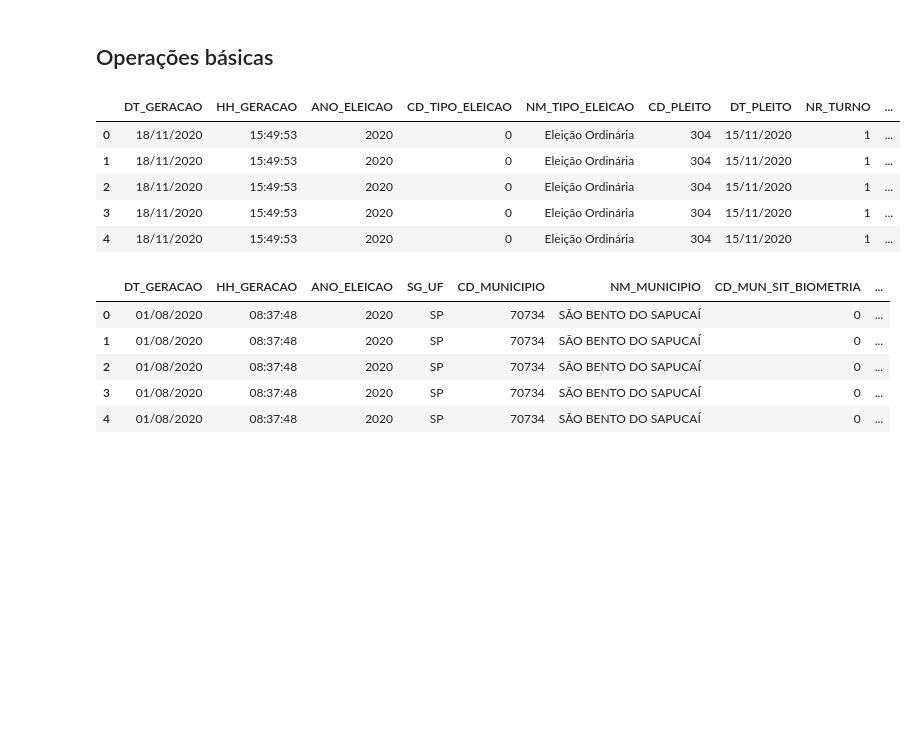
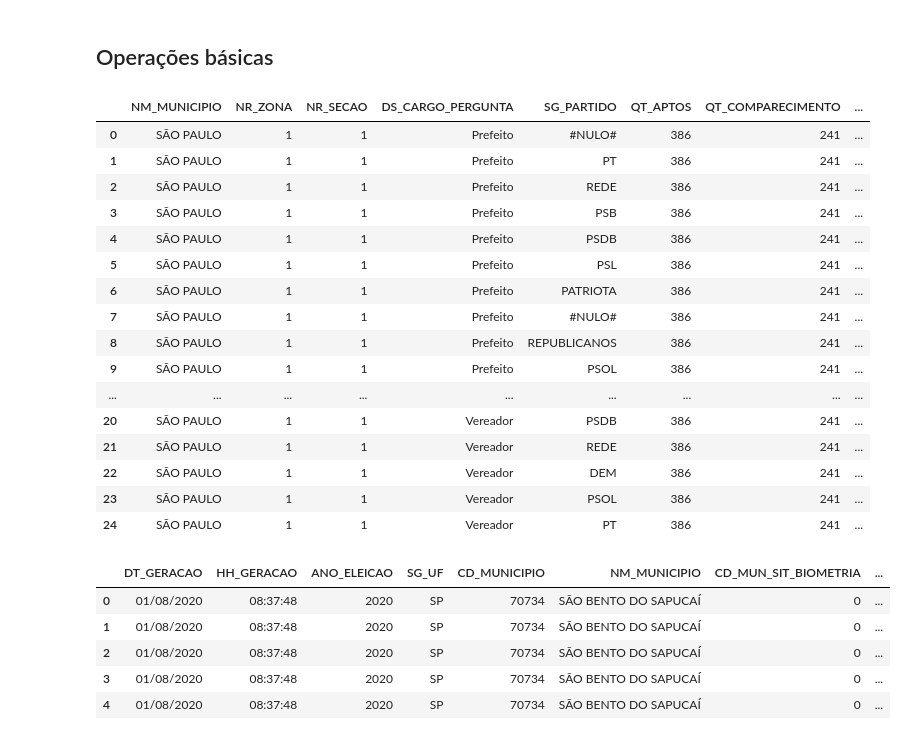
Before and after one commit to pvnishers/Analise-Eleicoes2020-SP, a Jupyter notebook: Analise-Eleicoes2020-SP.ipynb, the cells around one changed output. Saved outputs shown, nothing was run; the diff lists cells and outputs as text; code cells hidden in the pictures; blank space fills up the shorter version.

```diff
--- a/Analise-Eleicoes2020-SP.ipynb
+++ b/Analise-Eleicoes2020-SP.ipynb
@@ -57,14 +57,25 @@ eleitorado = spark.read.csv(path, sep=';', inferSchema=True, header=True, encodi
 # %% [markdown]
 ## Operações básicas
 # %%
-resultados.limit(5).toPandas()
+resultados.limit(25).toPandas()
 # %% [output]
-|  | DT_GERACAO | HH_GERACAO | ANO_ELEICAO | CD_TIPO_ELEICAO | NM_TIPO_ELEICAO | CD_PLEITO | DT_PLEITO | NR_TURNO | ... |
-| 0 | 18/11/2020 | 15:49:53 | 2020 | 0 | Eleição Ordinária | 304 | 15/11/2020 | 1 | ... |
-| 1 | 18/11/2020 | 15:49:53 | 2020 | 0 | Eleição Ordinária | 304 | 15/11/2020 | 1 | ... |
-| 2 | 18/11/2020 | 15:49:53 | 2020 | 0 | Eleição Ordinária | 304 | 15/11/2020 | 1 | ... |
-| 3 | 18/11/2020 | 15:49:53 | 2020 | 0 | Eleição Ordinária | 304 | 15/11/2020 | 1 | ... |
-| 4 | 18/11/2020 | 15:49:53 | 2020 | 0 | Eleição Ordinária | 304 | 15/11/2020 | 1 | ... |
+|  | NM_MUNICIPIO | NR_ZONA | NR_SECAO | DS_CARGO_PERGUNTA | SG_PARTIDO | QT_APTOS | QT_COMPARECIMENTO | ... |
+| 0 | SÃO PAULO | 1 | 1 | Prefeito | #NULO# | 386 | 241 | ... |
+| 1 | SÃO PAULO | 1 | 1 | Prefeito | PT | 386 | 241 | ... |
+| 2 | SÃO PAULO | 1 | 1 | Prefeito | REDE | 386 | 241 | ... |
+| 3 | SÃO PAULO | 1 | 1 | Prefeito | PSB | 386 | 241 | ... |
+| 4 | SÃO PAULO | 1 | 1 | Prefeito | PSDB | 386 | 241 | ... |
+| 5 | SÃO PAULO | 1 | 1 | Prefeito | PSL | 386 | 241 | ... |
+| 6 | SÃO PAULO | 1 | 1 | Prefeito | PATRIOTA | 386 | 241 | ... |
+| 7 | SÃO PAULO | 1 | 1 | Prefeito | #NULO# | 386 | 241 | ... |
+| 8 | SÃO PAULO | 1 | 1 | Prefeito | REPUBLICANOS | 386 | 241 | ... |
+| 9 | SÃO PAULO | 1 | 1 | Prefeito | PSOL | 386 | 241 | ... |
+| ... | ... | ... | ... | ... | ... | ... | ... | ... |
+| 20 | SÃO PAULO | 1 | 1 | Vereador | PSDB | 386 | 241 | ... |
+| 21 | SÃO PAULO | 1 | 1 | Vereador | REDE | 386 | 241 | ... |
+| 22 | SÃO PAULO | 1 | 1 | Vereador | DEM | 386 | 241 | ... |
+| 23 | SÃO PAULO | 1 | 1 | Vereador | PSOL | 386 | 241 | ... |
+| 24 | SÃO PAULO | 1 | 1 | Vereador | PT | 386 | 241 | ... |
 # %%
 eleitorado.limit(5).toPandas()
 # %% [output]
```
Also changed, not shown: parts of 5 cells of this notebook.
